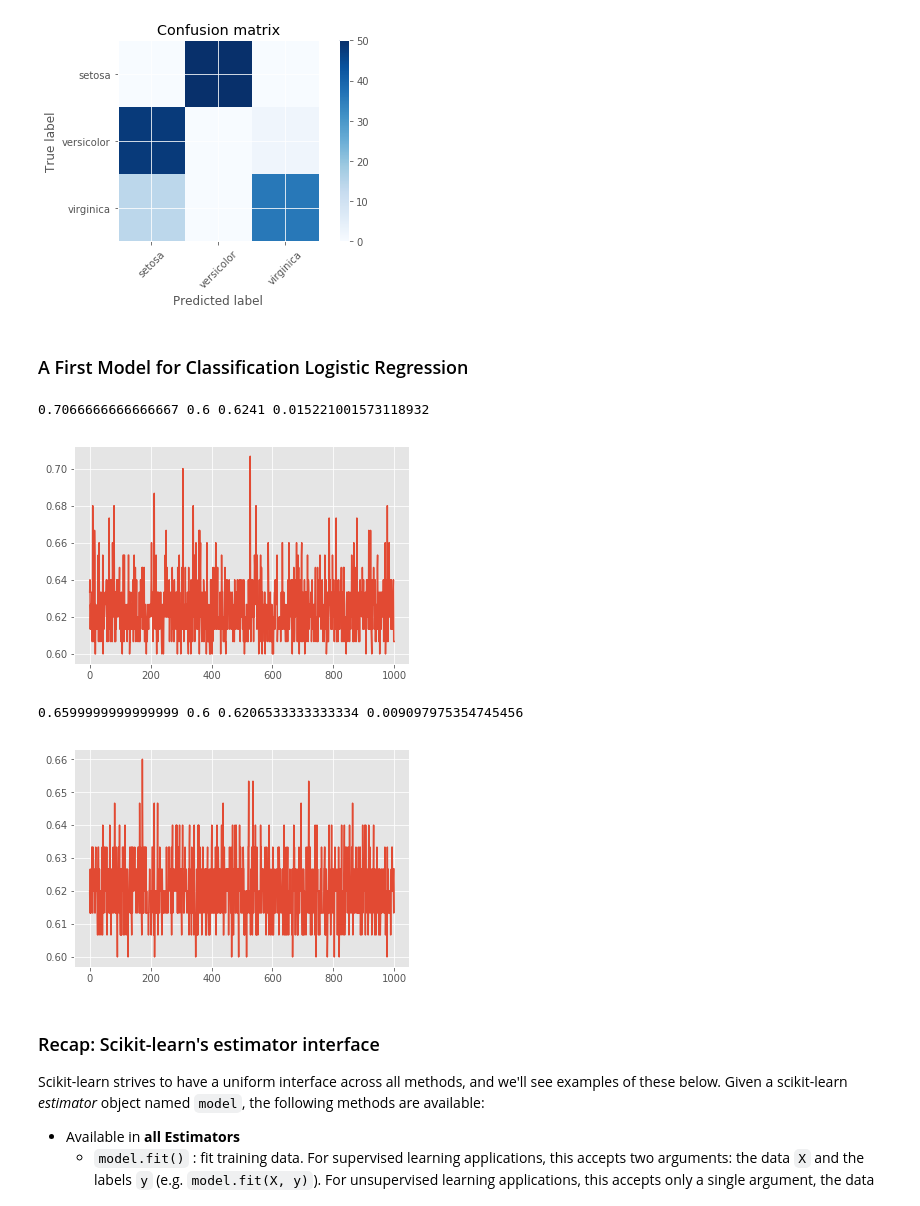
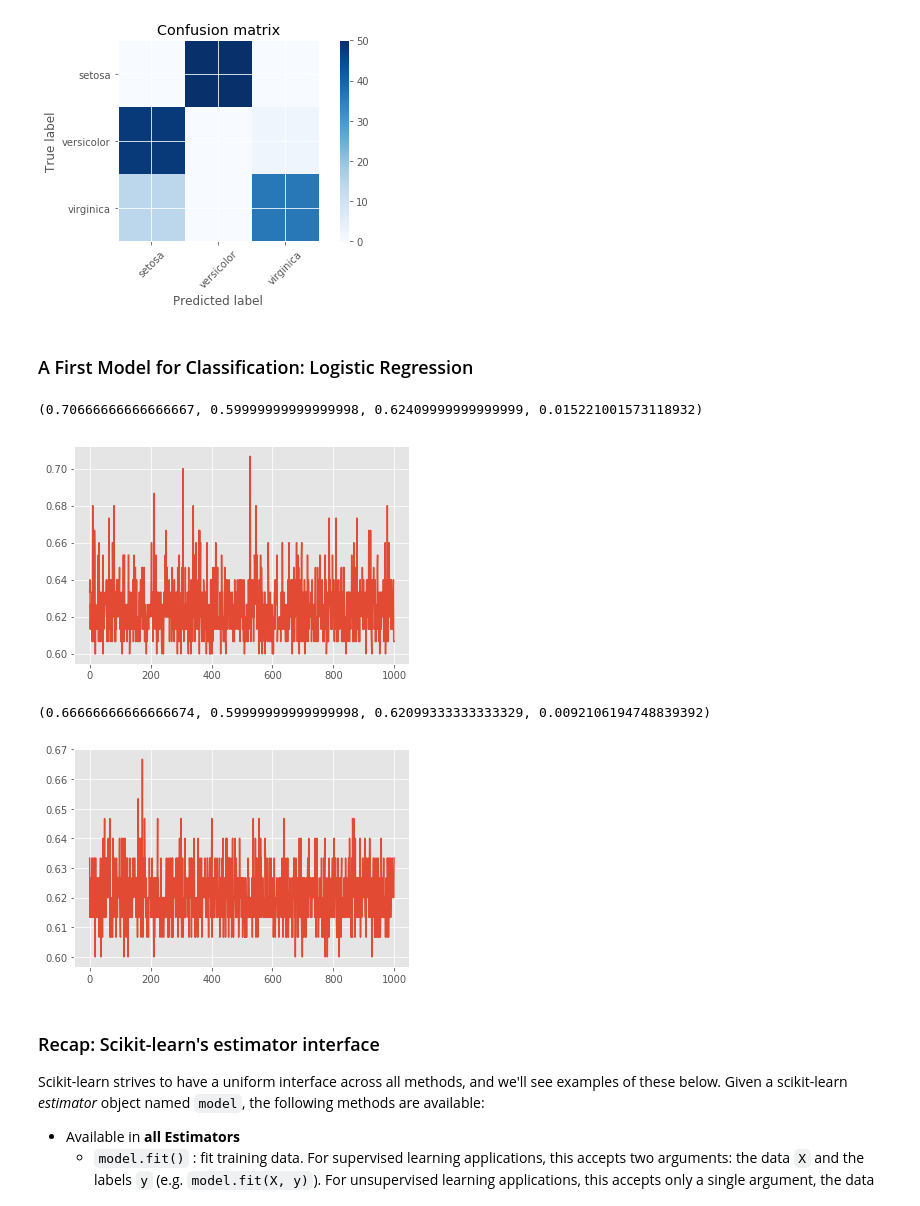
Before and after one commit to albahnsen/ML_RiskManagement, a Jupyter notebook: notebooks/01-IntroMachineLearning.ipynb, the cells around one changed output. Drawn from its saved outputs; the diff is of its cells as text; code cells hidden in the pictures.

```diff
--- a/notebooks/01-IntroMachineLearning.ipynb
+++ b/notebooks/01-IntroMachineLearning.ipynb
@@ -364,7 +382,7 @@ plot_confusion_matrix(cm)
 # %% [output]
 [figure]
 # %% [markdown]
-### A First Model for Classification Logistic Regression
+### A First Model for Classification: Logistic Regression
 # %%
 from sklearn.linear_model import LogisticRegression
 
@@ -378,7 +396,7 @@ for i in range(1000):
     clf.fit(X_train, y_train)
     y_pred = clf.predict(X_test)
 
-    acc = (y_pred == y_test).sum()
+    acc = float((y_pred == y_test).sum())
     err = 1- acc / n_samples
     errors.append(err)
 
@@ -387,29 +405,29 @@ plt.plot(list(range(1000)), errors)
 errors = np.array(errors)
 print(errors.max(), errors.min(), errors.mean(), errors.std())
 # %% [output]
-0.7066666666666667 0.6 0.6241 0.015221001573118932
+(0.70666666666666667, 0.59999999999999998, 0.62409999999999999, 0.015221001573118932)
 [figure]
 # %%
 from sklearn.ensemble import RandomForestClassifier
 
 errors = []
 for i in range(1000):
-    X_train, X_test, y_train, y_test = cross_validation.train_test_split(iris.data, iris.target, test_size=0.4, random_state=i)
+    X_train, X_test, y_train, y_test = model_selection.train_test_split(iris.data, iris.target, test_size=0.4, random_state=i)
 
     clf = RandomForestClassifier()
     clf.fit(X_train, y_train)
     y_pred = clf.predict(X_test)
 
-    acc = (y_pred == y_test).sum()
+    acc = float((y_pred == y_test).sum())
     err = 1- acc / n_samples
     errors.append(err)
 plt.plot(list(range(1000)), errors)
 
 errors = np.array(errors)
 print(errors.max(), errors.min(), errors.mean(), errors.std())
 # %% [output]
-0.6599999999999999 0.6 0.6206533333333334 0.009097975354745456
+(0.66666666666666674, 0.59999999999999998, 0.62099333333333329, 0.0092106194748839392)
-[figure, old version]
+[figure, new version]
 # %% [markdown]
 ### Recap: Scikit-learn's estimator interface
 
```
Also changed, not shown: parts of 12 cells of this notebook.
